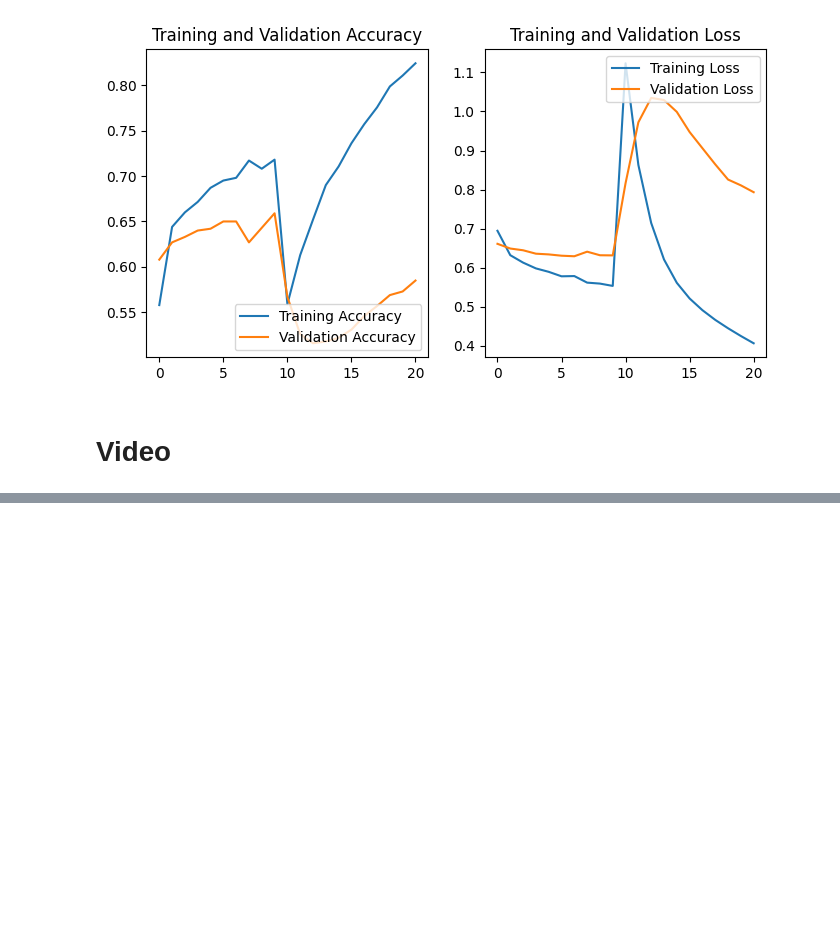
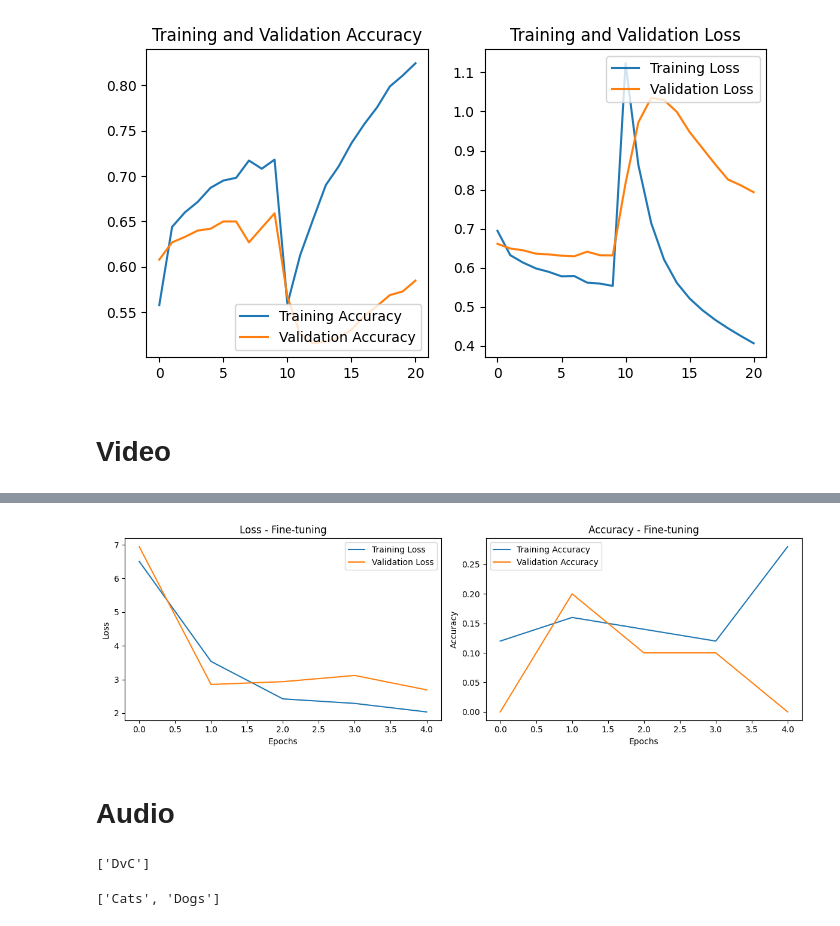
Before and after one commit to SriVinayA/SJSU-CMPE258-DeepLearning, a Jupyter notebook: Assignment 7/part2.ipynb, the cells around one changed output, grey strips where cells are left out. Drawn from its saved outputs; the diff is of its cells as text; code cells hidden in the pictures; blank space fills up the shorter version.

```diff
--- a/Assignment 7/part2.ipynb
+++ b/Assignment 7/part2.ipynb
@@ -341,0 +229,2 @@ Top 5 actions:
+# %%
+model.fit(train_data, validation_data=test_data, epochs=10)
@@ -341,0 +253,12 @@ Top 5 actions:
+# %%
+# Unfreeze all layers in the model
+for layer in model.layers:
+    layer.trainable = True
+
+# Compile the model with a lower learning rate
+model.compile(optimizer=tf.keras.optimizers.Adam(learning_rate=1e-5),
+              loss='sparse_categorical_crossentropy',
+              metrics=['accuracy'])
+
+# Continue training for fine-tuning
+history_finetune = model.fit(train_data, validation_data=test_data, epochs=5, batch_size=32)  # Adjust the batch size as needed
@@ -341,0 +276,52 @@ Top 5 actions:
+# %%
+import matplotlib.pyplot as plt
+
+def plot_history(history, title=''):
+    plt.figure(figsize=(12, 4))
+
+    plt.subplot(1, 2, 1)
+    plt.plot(history.history['loss'], label='Training Loss')
+    plt.plot(history.history['val_loss'], label='Validation Loss')
+    plt.title('Loss - ' + title)
+    plt.xlabel('Epochs')
+    plt.ylabel('Loss')
+    plt.legend()
+
+    plt.subplot(1, 2, 2)
+    plt.plot(history.history['accuracy'], label='Training Accuracy')
+    plt.plot(history.history['val_accuracy'], label='Validation Accuracy')
+    plt.title('Accuracy - ' + title)
+    plt.xlabel('Epochs')
+    plt.ylabel('Accuracy')
+    plt.legend()
+
+    plt.tight_layout()
+    plt.show()
+
+# Plotting the training and validation loss and accuracy
+plot_history(history_finetune, 'Fine-tuning')
+# %% [output]
+[figure, added]
+# %% [markdown]
+# Audio
+# %%
+import zipfile
+import os
+
+# Path to the zip file and extraction directory
+zip_path = '/content/DvC.zip'
+extract_dir = '/content/audio_dataset'
+
+# Unzip the file
+with zipfile.ZipFile(zip_path, 'r') as zip_ref:
+    zip_ref.extractall(extract_dir)
+
+# List contents of the extracted directory
+os.listdir(extract_dir)
+# %% [output]
+['DvC']
+# %%
+# List contents of the DvC directory
+os.listdir(os.path.join(extract_dir, 'DvC'))
+# %% [output]
+['Cats', 'Dogs']
```
Also changed, not shown: parts of 26 cells of this notebook, 1 other file.
